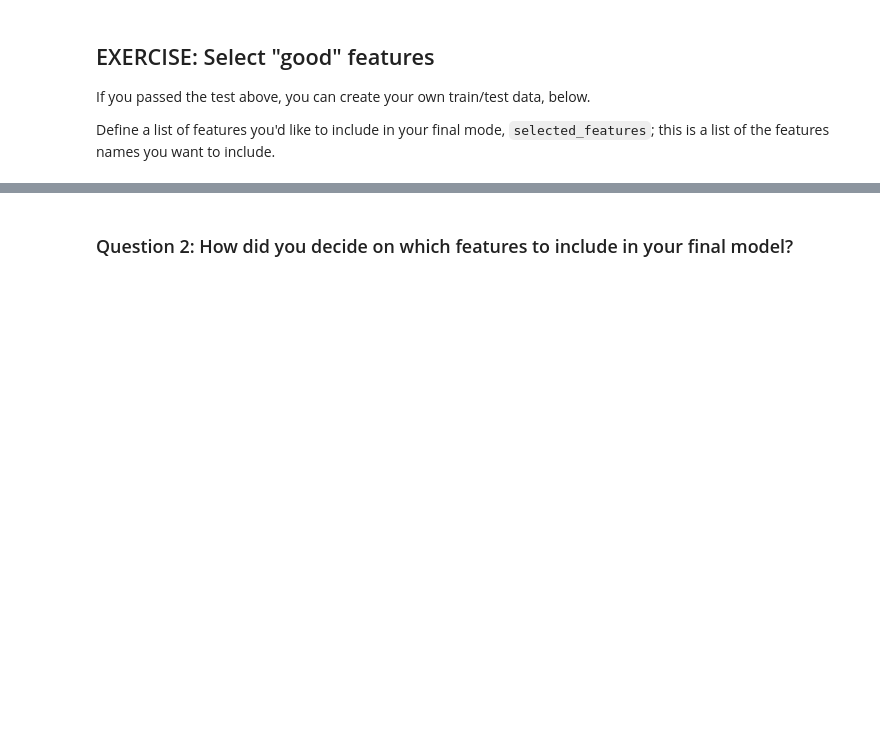
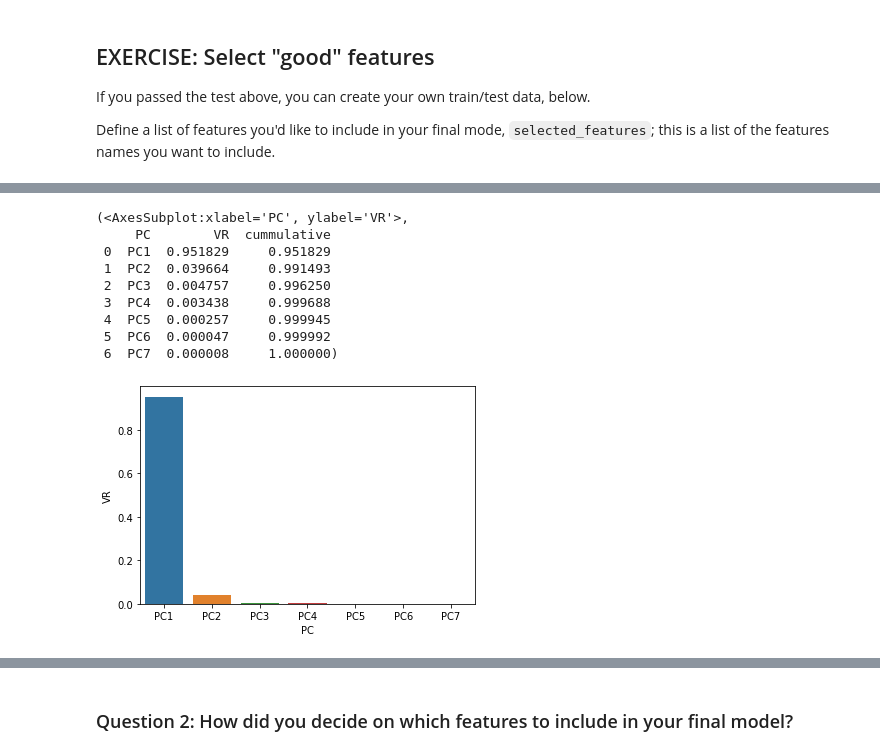
Before and after one commit to adelmofilho/UdacityPlagiarismDetection, a Jupyter notebook: 2_Plagiarism_Feature_Engineering.ipynb, the cells around one changed output, grey strips where cells are left out. Saved outputs shown, nothing was run; the diff lists cells and outputs as text; code cells hidden in the pictures; blank space fills up the shorter version.

```diff
--- a/2_Plagiarism_Feature_Engineering.ipynb
+++ b/2_Plagiarism_Feature_Engineering.ipynb
@@ -933,0 +929,3 @@ g = (g.map(sns.kdeplot, "vals"))
+# %%
+pca_table = train_table.drop(["Class", "Category"], axis=1)
+pca_table.head()
@@ -933,0 +939,23 @@ g = (g.map(sns.kdeplot, "vals"))
+# %%
+pcs = [f'PC{i}' for i in range(1,pca_table.shape[1]+1)]
+# %%
+pca = decomposition.PCA(n_components=pca_table.shape[1])
+pca.fit(pca_table)
+pca_table_trans = pd.DataFrame(pca.transform(pca_table), columns=pcs)
+# %%
+variance_ratio = pd.DataFrame(np.array([pcs, pca.explained_variance_ratio_]),
+                              index=["PC", "VR"]).T
+variance_ratio["VR"] = variance_ratio["VR"].astype("float")
+variance_ratio["cummulative"] =  variance_ratio["VR"].cumsum()
+(sns.barplot(x="PC", y="VR", data=variance_ratio), variance_ratio)
+# %% [output]
+(<AxesSubplot:xlabel='PC', ylabel='VR'>,
+     PC        VR  cummulative
+ 0  PC1  0.951829     0.951829
+ 1  PC2  0.039664     0.991493
+ 2  PC3  0.004757     0.996250
+ 3  PC4  0.003438     0.999688
+ 4  PC5  0.000257     0.999945
+ 5  PC6  0.000047     0.999992
+ 6  PC7  0.000008     1.000000)
+[figure, added]
```
Also changed, not shown: parts of 19 cells of this notebook, 2 other files.
